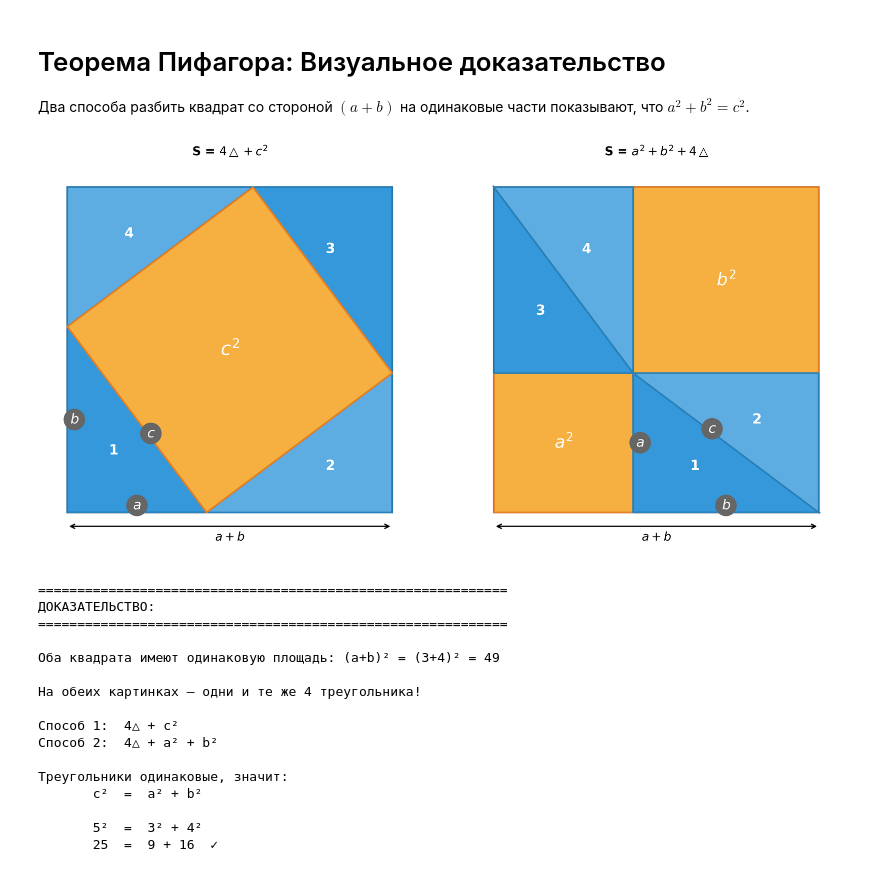
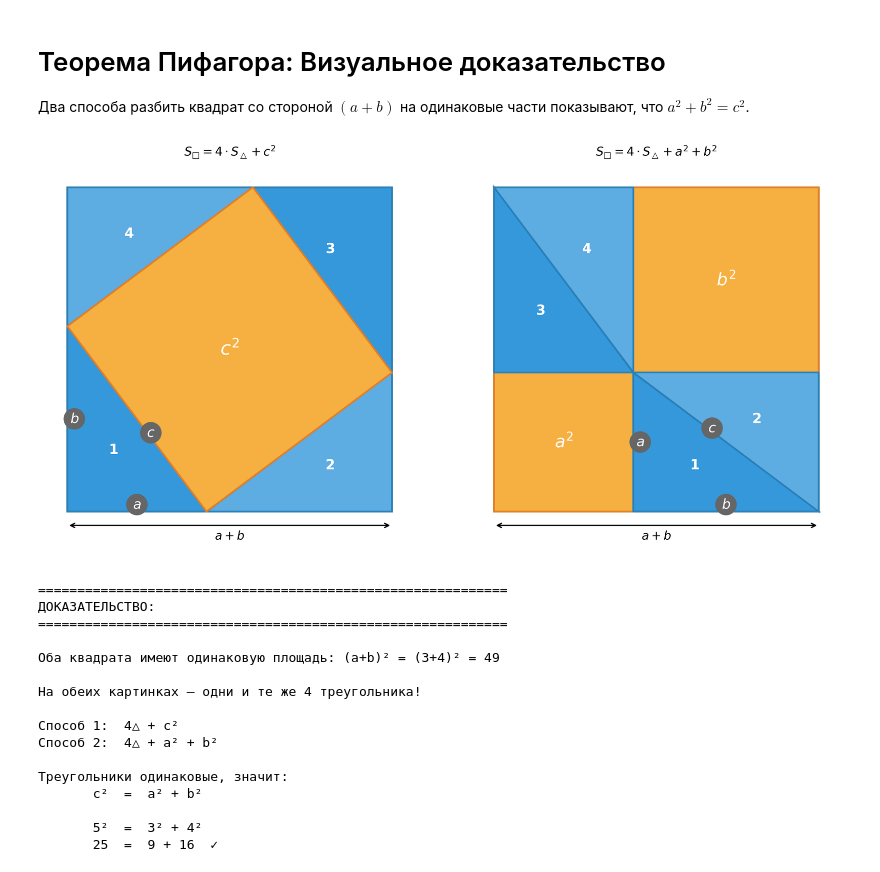
Before and after one commit to sabahtalateh/ainots, a Jupyter notebook: proofs/pythagoras.ipynb, the cells around one changed output. Saved outputs shown, nothing was run; the diff lists cells and outputs as text; code cells hidden in the pictures.

```diff
--- a/proofs/pythagoras.ipynb
+++ b/proofs/pythagoras.ipynb
@@ -73,7 +73,7 @@ ax.set_xlim(-0.5, a+b+0.5)
 ax.set_ylim(-1, a+b+0.5)
 ax.set_aspect('equal')
 ax.axis('off')
-ax.set_title(r'S = $4\triangle + c^2$', fontsize=14, fontweight='bold', pad=10)
+ax.set_title(r'$S_{□} = 4 \cdot S_\triangle + c^2$', fontsize=14, fontweight='bold', pad=10)
 
 # ============ КАРТИНКА 2: a² + b² + 4 треугольника ============
 ax = axes[1]
@@ -106,35 +106,35 @@ ax.add_patch(Polygon([(0, a), (a, a), (0, a+b)], facecolor='#3498db', edgecolor=
 ax.add_patch(Polygon([(a, a), (a, a+b), (0, a+b)], facecolor='#5dade2', edgecolor='#2980b9', linewidth=2))
 ax.text(a/3, a + b/3, '3', fontsize=16, ha='center', va='center', fontweight='bold', color='white')
 ax.text(2*a/3, a + 2*b/3, '4', fontsize=16, ha='center', va='center', fontweight='bold', color='white')
 
 # Размеры
 ax.annotate('', xy=(a+b, -0.3), xytext=(0, -0.3),
             arrowprops=dict(arrowstyle='<->', color='black', lw=1.5))
 ax.text((a+b)/2, -0.6, r'$a + b$', fontsize=14, ha='center')
 
 ax.set_xlim(-0.5, a+b+0.5)
 ax.set_ylim(-1, a+b+0.5)
 ax.set_aspect('equal')
 ax.axis('off')
-ax.set_title(r'S = $a^2 + b^2 + 4\triangle$', fontsize=14, fontweight='bold', pad=10)
+ax.set_title(r'$S_{□} = 4 \cdot S_\triangle + a^2 + b^2$', fontsize=14, fontweight='bold', pad=10)
 
 plt.tight_layout()
 plt.show()
 
 # Объяснение
 print("=" * 60)
 print("ДОКАЗАТЕЛЬСТВО:")
 print("=" * 60)
 print(f"\nОба квадрата имеют одинаковую площадь: (a+b)² = ({a}+{b})² = {(a+b)**2}")
 print(f"\nНа обеих картинках — одни и те же 4 треугольника!")
 print(f"\nСпособ 1:  4△ + c²")
 print(f"Способ 2:  4△ + a² + b²")
 print(f"\nТреугольники одинаковые, значит:")
 print(f"       c²  =  a² + b²")
 print(f"\n       {c:.0f}²  =  {a}² + {b}²")
 print(f"       {int(c**2)}  =  {a**2} + {b**2}  ✓")
 # %% [output]
-[figure, old version]
+[figure, new version]
 ============================================================
 ДОКАЗАТЕЛЬСТВО:
 ============================================================
```
Also changed, not shown: 1 other file.
